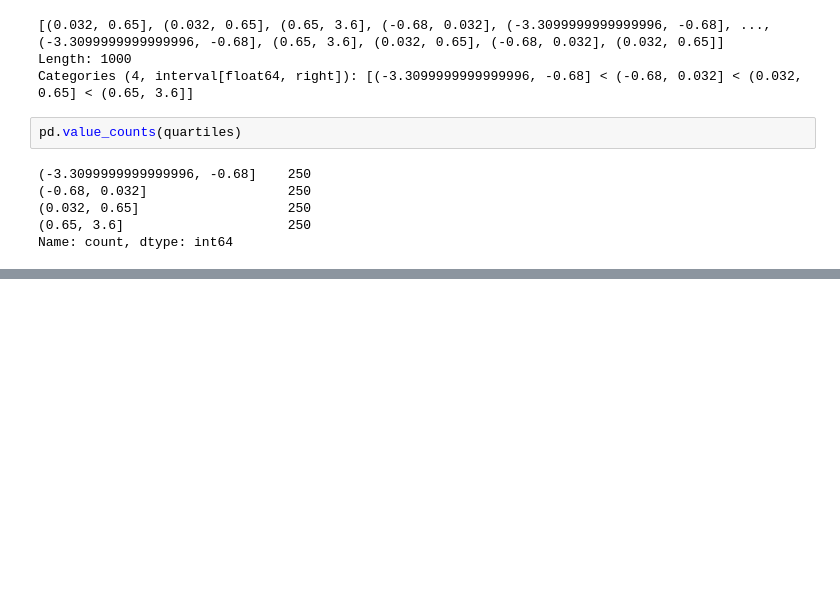
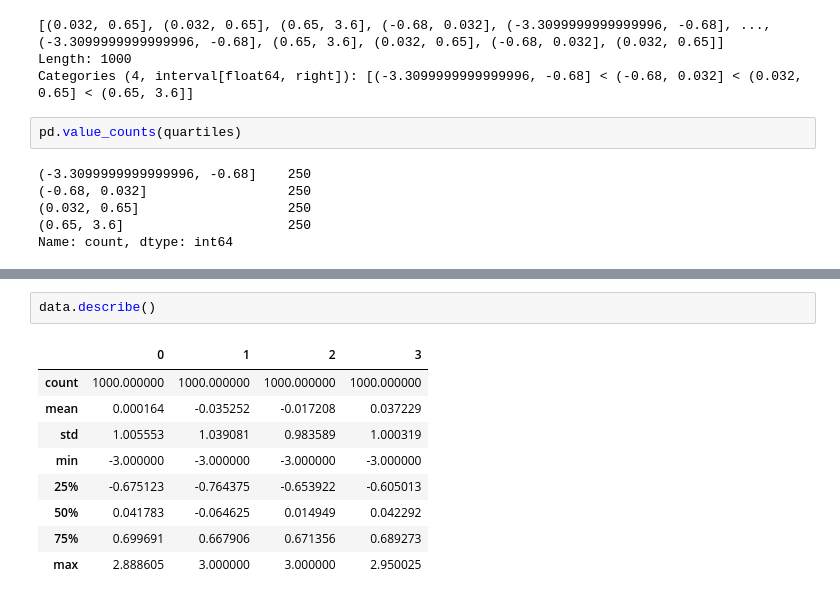
Before and after one commit to NajeebArif/data-analysis-with-python, a Jupyter notebook: data-cleaning-preparation/data-transformation.ipynb, the cells around one changed output, grey strips where cells are left out. Drawn from its saved outputs; the diff is of its cells as text; blank space fills up the shorter version.

```diff
--- a/data-cleaning-preparation/data-transformation.ipynb
+++ b/data-cleaning-preparation/data-transformation.ipynb
@@ -361,0 +415,12 @@ Name: count, dtype: int64
+# %%
+data.describe()
+# %% [output]
+|  | 0 | 1 | 2 | 3 |
+| count | 1000.000000 | 1000.000000 | 1000.000000 | 1000.000000 |
+| mean | 0.000164 | -0.035252 | -0.017208 | 0.037229 |
+| std | 1.005553 | 1.039081 | 0.983589 | 1.000319 |
+| min | -3.000000 | -3.000000 | -3.000000 | -3.000000 |
+| 25% | -0.675123 | -0.764375 | -0.653922 | -0.605013 |
+| 50% | 0.041783 | -0.064625 | 0.014949 | 0.042292 |
+| 75% | 0.699691 | 0.667906 | 0.671356 | 0.689273 |
+| max | 2.888605 | 3.000000 | 3.000000 | 2.950025 |
```
Also changed, not shown: parts of 11 cells of this notebook.
